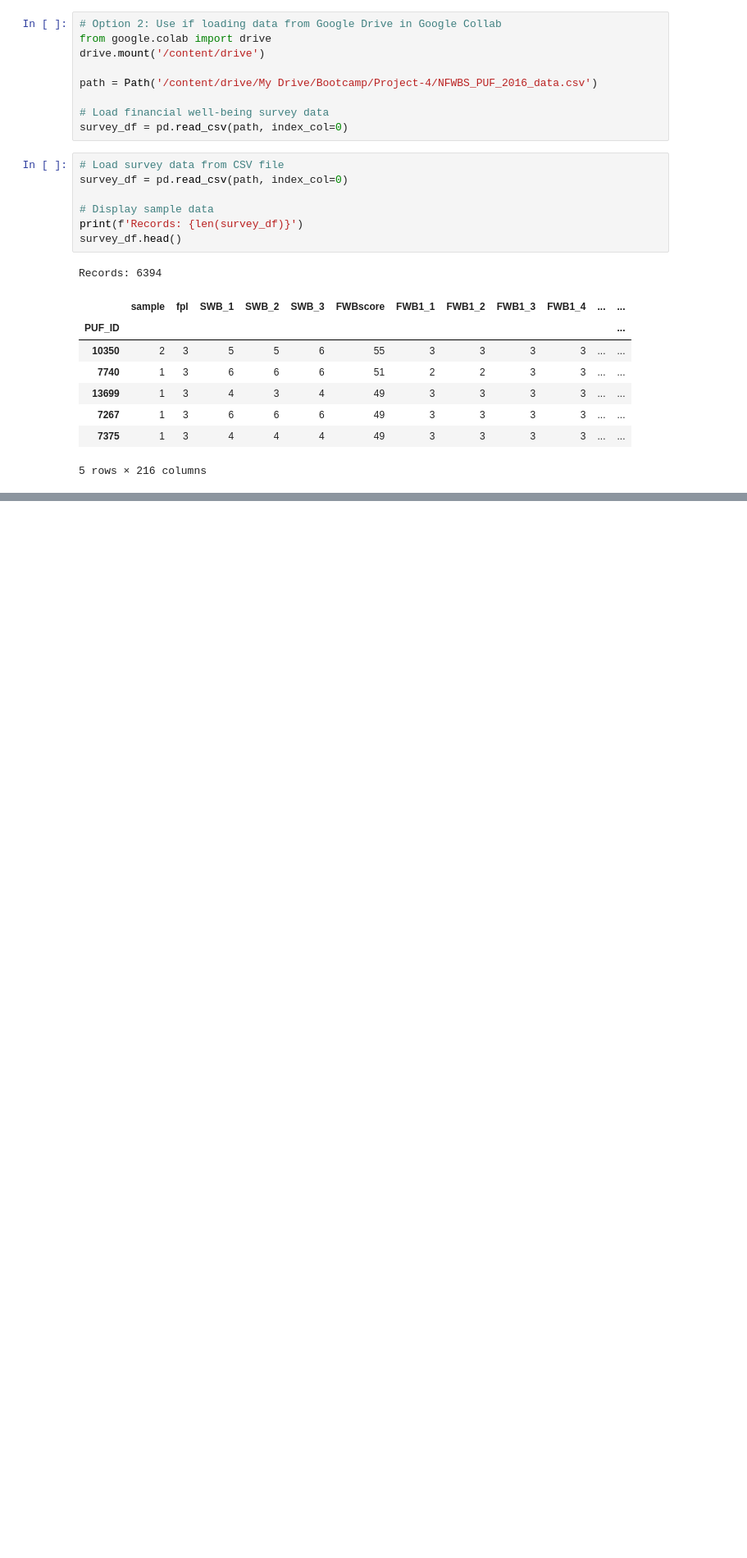
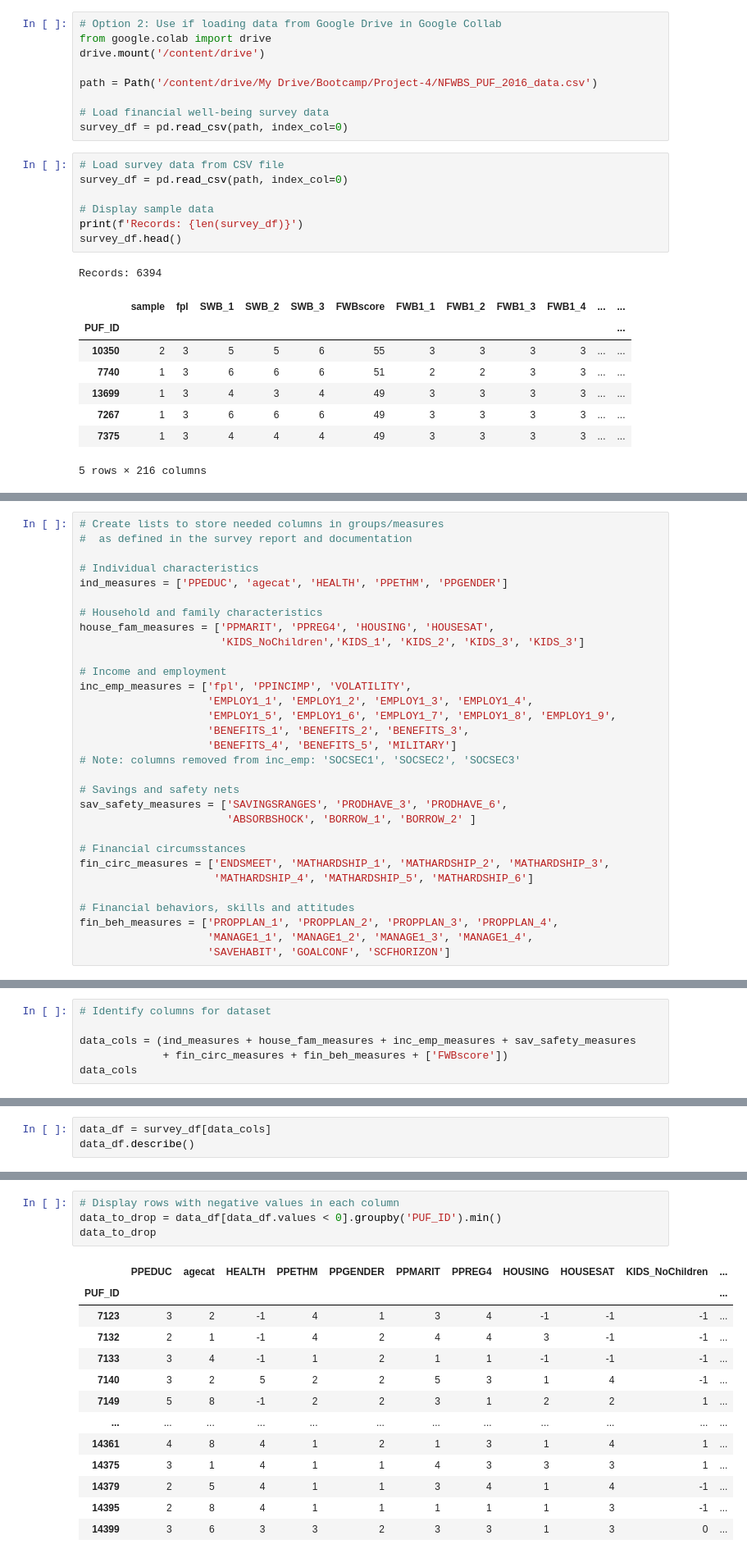
Before and after one commit to jeffdubo/project-4-financial-well-being, a Jupyter notebook: etl/data_exploration.ipynb, the cells around one changed output, grey strips where cells are left out. Shown at 82% size. Cells and saved outputs as stored; diff of their text form; blank space fills up the shorter version.

```diff
--- a/etl/data_exploration.ipynb
+++ b/etl/data_exploration.ipynb
@@ -65,3 +68,34 @@ Length: 216, dtype: object
+# %%
+# Create lists to store needed columns in groups/measures
+#  as defined in the survey report and documentation
+
+# Individual characteristics
+ind_measures = ['PPEDUC', 'agecat', 'HEALTH', 'PPETHM', 'PPGENDER']
+
+# Household and family characteristics
+house_fam_measures = ['PPMARIT', 'PPREG4', 'HOUSING', 'HOUSESAT',
+                      'KIDS_NoChildren','KIDS_1', 'KIDS_2', 'KIDS_3', 'KIDS_3']
+
+# Income and employment
+inc_emp_measures = ['fpl', 'PPINCIMP', 'VOLATILITY',
+                    'EMPLOY1_1', 'EMPLOY1_2', 'EMPLOY1_3', 'EMPLOY1_4',
+                    'EMPLOY1_5', 'EMPLOY1_6', 'EMPLOY1_7', 'EMPLOY1_8', 'EMPLOY1_9',
+                    'BENEFITS_1', 'BENEFITS_2', 'BENEFITS_3',
+                    'BENEFITS_4', 'BENEFITS_5', 'MILITARY']
+# Note: columns removed from inc_emp: 'SOCSEC1', 'SOCSEC2', 'SOCSEC3'
+
+# Savings and safety nets
+sav_safety_measures = ['SAVINGSRANGES', 'PRODHAVE_3', 'PRODHAVE_6',
+                       'ABSORBSHOCK', 'BORROW_1', 'BORROW_2' ]
+
+# Financial circumsstances
+fin_circ_measures = ['ENDSMEET', 'MATHARDSHIP_1', 'MATHARDSHIP_2', 'MATHARDSHIP_3',
+                     'MATHARDSHIP_4', 'MATHARDSHIP_5', 'MATHARDSHIP_6']
+
+# Financial behaviors, skills and attitudes
+fin_beh_measures = ['PROPPLAN_1', 'PROPPLAN_2', 'PROPPLAN_3', 'PROPPLAN_4',
+                    'MANAGE1_1', 'MANAGE1_2', 'MANAGE1_3', 'MANAGE1_4',
+                    'SAVEHABIT', 'GOALCONF', 'SCFHORIZON']
 # %%
 # Check basic stats against research report
 fwb_score = survey_df['FWBscore']
@@ -135,0 +171,6 @@ survey_df[(survey_df[fwb_cols] < 0).all(axis=1)][fwb_cols]
+# %%
+# Identify columns for dataset
+
+data_cols = (ind_measures + house_fam_measures + inc_emp_measures + sav_safety_measures
+             + fin_circ_measures + fin_beh_measures + ['FWBscore'])
+data_cols
@@ -135,0 +195,3 @@ survey_df[(survey_df[fwb_cols] < 0).all(axis=1)][fwb_cols]
+# %%
+data_df = survey_df[data_cols]
+data_df.describe()
@@ -135,0 +231,18 @@ survey_df[(survey_df[fwb_cols] < 0).all(axis=1)][fwb_cols]
+# %%
+# Display rows with negative values in each column
+data_to_drop = data_df[data_df.values < 0].groupby('PUF_ID').min()
+data_to_drop
+# %% [output]
+|  | PPEDUC | agecat | HEALTH | PPETHM | PPGENDER | PPMARIT | PPREG4 | HOUSING | HOUSESAT | KIDS_NoChildren | ... |
+| PUF_ID |  |  |  |  |  |  |  |  |  |  | ... |
+| 7123 | 3 | 2 | -1 | 4 | 1 | 3 | 4 | -1 | -1 | -1 | ... |
+| 7132 | 2 | 1 | -1 | 4 | 2 | 4 | 4 | 3 | -1 | -1 | ... |
+| 7133 | 3 | 4 | -1 | 1 | 2 | 1 | 1 | -1 | -1 | -1 | ... |
+| 7140 | 3 | 2 | 5 | 2 | 2 | 5 | 3 | 1 | 4 | -1 | ... |
+| 7149 | 5 | 8 | -1 | 2 | 2 | 3 | 1 | 2 | 2 | 1 | ... |
+| ... | ... | ... | ... | ... | ... | ... | ... | ... | ... | ... | ... |
+| 14361 | 4 | 8 | 4 | 1 | 2 | 1 | 3 | 1 | 4 | 1 | ... |
+| 14375 | 3 | 1 | 4 | 1 | 1 | 4 | 3 | 3 | 3 | 1 | ... |
+| 14379 | 2 | 5 | 4 | 1 | 1 | 3 | 4 | 1 | 4 | -1 | ... |
+| 14395 | 2 | 8 | 4 | 1 | 1 | 1 | 1 | 1 | 3 | -1 | ... |
+| 14399 | 3 | 6 | 3 | 3 | 2 | 3 | 3 | 1 | 3 | 0 | ... |
```
Also changed, not shown: parts of 37 cells of this notebook, 1 other file.
